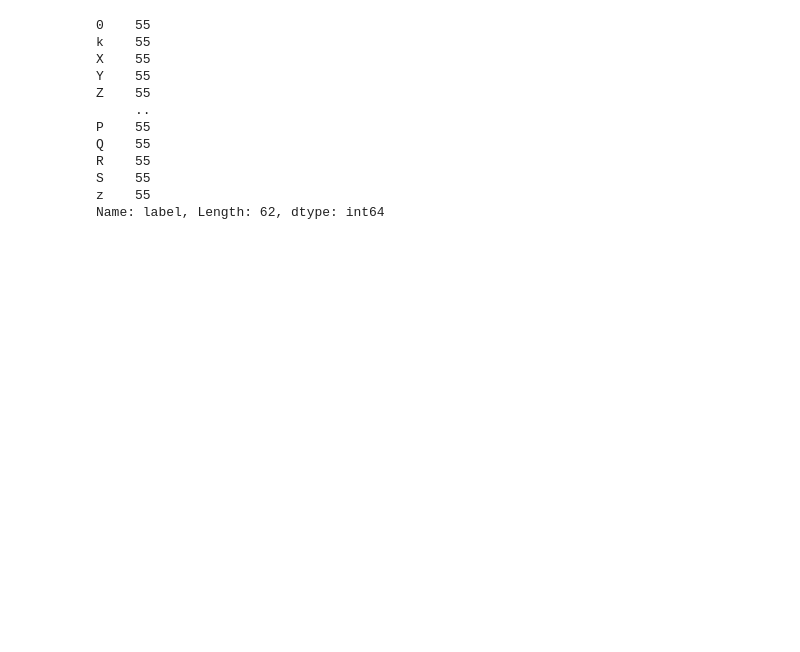
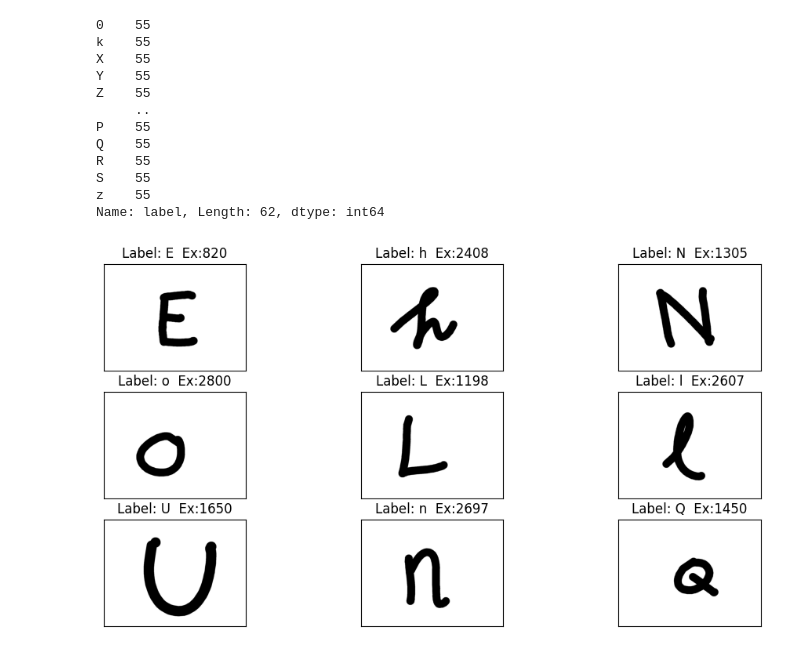
Before and after one commit to hemmerlinaj20/Project1_Phase1, a Jupyter notebook: research.ipynb, the cells around one changed output. Saved outputs shown, nothing was run; the diff lists cells and outputs as text; code cells hidden in the pictures; blank space fills up the shorter version.

Commit message:
Wrote display_images code to plot images with labels.

```diff
--- a/research.ipynb
+++ b/research.ipynb
@@ -73,0 +85,25 @@ if PRINT_EXAMPLES:
+# %%
+# ***MY CODE - MODIFIED FROM ABOVE CODE***
+def display_images(rows, cols, images, labels, examples):
+    _, axes = plt.subplots(nrows = rows, ncols = cols, figsize=(12,6))
+    for i, ax in enumerate(axes.flatten()):
+        ax.imshow(images[i], cmap='gray')
+        ax.set_xticks([])
+        ax.set_yticks([])
+        ax.set_title(f'Label: {labels[i]}  Ex:{examples[i]}')
+# %%
+# ***MY CODE***
+rows = 3
+cols = 3
+images = []
+labels = []
+examples = []
+for _ in range(rows*cols):
+    num: int = random.randint(0, 3410)
+    images.append(Image.open(f'{BASE_IMAGE_PATH}{df["image"][num]}'))
+    labels.append(df['label'][num])
+    examples.append(num)
+
+display_images(rows, cols, images, labels, examples)
+# %% [output]
+[figure, added]
```
Also changed, not shown: parts of 5 cells of this notebook.
